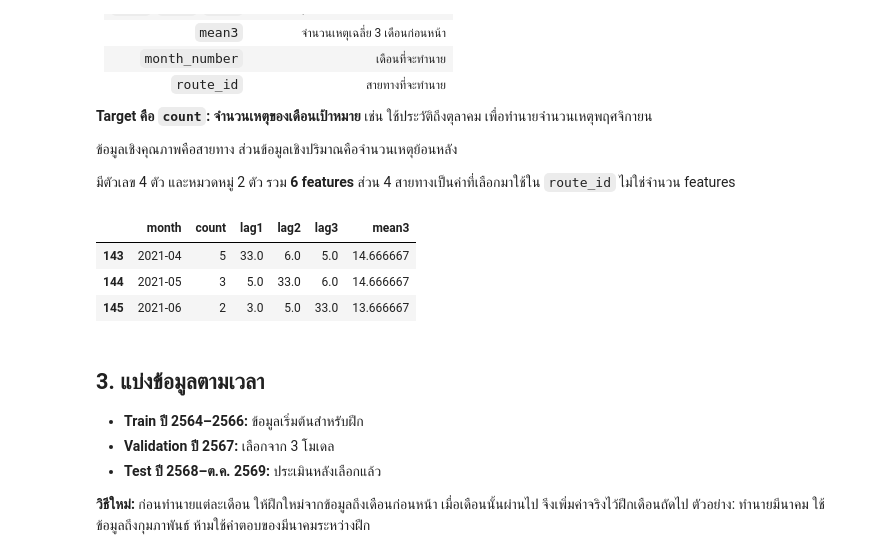
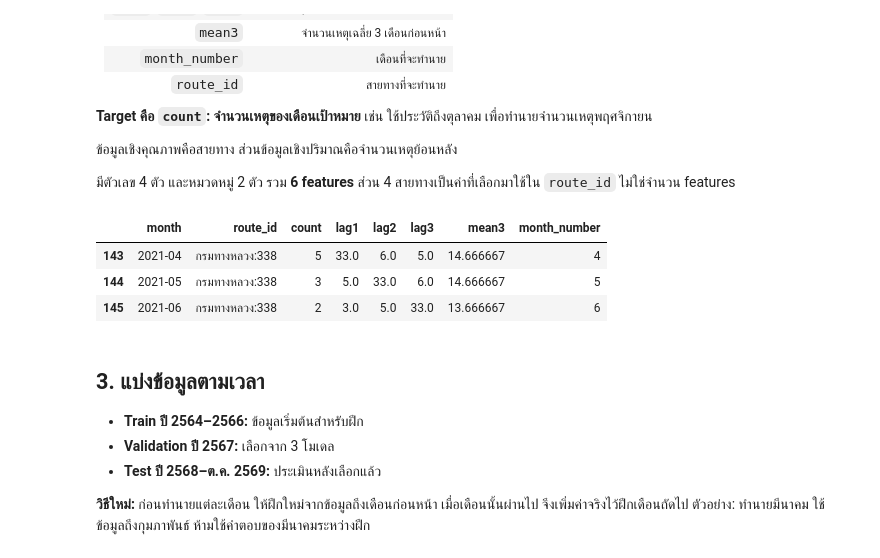
Before and after one commit to entezs/road-accident-forecast, a Jupyter notebook: notebooks/Road_Accident_Monthly_Forecasting.ipynb, the cells around one changed output. Cells and saved outputs as stored; diff of their text form; code cells hidden in the pictures.

```diff
--- a/notebooks/Road_Accident_Monthly_Forecasting.ipynb
+++ b/notebooks/Road_Accident_Monthly_Forecasting.ipynb
@@ -105 +105,7 @@ data["date"] = pd.to_datetime(data["date"])
+# %%
+# ปี 2026 บันทึกเป็น วัน/เดือน/ปี
+rows = data["year"].eq(2026)
+data.loc[rows, "date"] = pd.to_datetime(
+    data.loc[rows, "date_text"], format="%d/%m/%Y", errors="coerce"
+)
 # %%
@@ -153,11 +192,24 @@ data = data.loc[data["route_id"].isin(routes)].copy()
 data["month"] = data["date"].dt.to_period("M")
 # %%
 # สร้างตารางให้ครบทุกสายทางและทุกเดือน
+# กำหนดช่วงเดือนที่ใช้
 months = pd.period_range("2021-01", "2026-10", freq="M")
-index = pd.MultiIndex.from_product([routes, months], names=["route_id", "month"])
+
+# เตรียมช่องให้ครบทุกสายทางและทุกเดือน
+index = pd.MultiIndex.from_product(
+    [routes, months],
+    names=["route_id", "month"]
+)
+
+# นับจำนวนรายการในแต่ละสายทางและเดือน
 counts = data.groupby(["route_id", "month"]).size()
-monthly = counts.reindex(index, fill_value=0).rename("count").reset_index()
-monthly.head(3)
+
+# เดือนที่ไม่มีรายการให้เป็น 0 และตั้งชื่อจำนวนเหตุว่า count
+monthly = counts.reindex(index, fill_value=0)
+monthly = monthly.rename("count").reset_index()
+
+# ดูตัวอย่าง
+monthly.head()
 # %% [output]
 |  | route_id | month | count |
 | 0 | กรมทางหลวง:9 | 2021-01 | 23 |
@@ -204,16 +284,28 @@ def add_features(table):
     return table
 # %%
-# เดือนแรก ๆ ยังไม่มีประวัติครบ 3 เดือน จึงยังไม่ใช้ฝึก
+# เซลล์นี้เตรียม features และเลือกข้อมูลที่มีประวัติย้อนหลังครบ 3 เดือน
+# Features ที่เป็นตัวเลข
 numeric = ["lag1", "lag2", "lag3", "mean3"]
+
+# Features ที่เป็นหมวดหมู่
 categorical = ["month_number", "route_id"]
+
+# รวมรายชื่อ features ทั้ง 6 ตัว
 features = numeric + categorical
-prepared = add_features(monthly).dropna(subset=numeric).copy()
-prepared[["month", "count"] + numeric].head(3)
+
+# เพิ่มคอลัมน์ข้อมูลย้อนหลัง
+prepared = add_features(monthly)
+
+# ตัดแถวที่ยังมีข้อมูลย้อนหลังไม่ครบ
+prepared = prepared.dropna(subset=numeric).copy()
+
+# แสดงตัวอย่างข้อมูลที่เตรียมแล้ว
+prepared[["month", "route_id", "count"] + features[:-1]].head(3)
 # %% [output]
-|  | month | count | lag1 | lag2 | lag3 | mean3 |
-| 143 | 2021-04 | 5 | 33.0 | 6.0 | 5.0 | 14.666667 |
-| 144 | 2021-05 | 3 | 5.0 | 33.0 | 6.0 | 14.666667 |
-| 145 | 2021-06 | 2 | 3.0 | 5.0 | 33.0 | 13.666667 |
+|  | month | route_id | count | lag1 | lag2 | lag3 | mean3 | month_number |
+| 143 | 2021-04 | กรมทางหลวง:338 | 5 | 33.0 | 6.0 | 5.0 | 14.666667 | 4 |
+| 144 | 2021-05 | กรมทางหลวง:338 | 3 | 5.0 | 33.0 | 6.0 | 14.666667 | 5 |
+| 145 | 2021-06 | กรมทางหลวง:338 | 2 | 3.0 | 5.0 | 33.0 | 13.666667 | 6 |
 # %% [markdown]
 ## 3. แบ่งข้อมูลตามเวลา
 - **Train ปี 2564–2566:** ข้อมูลเริ่มต้นสำหรับฝึก
```
Also changed, not shown: parts of 17 cells of this notebook.
